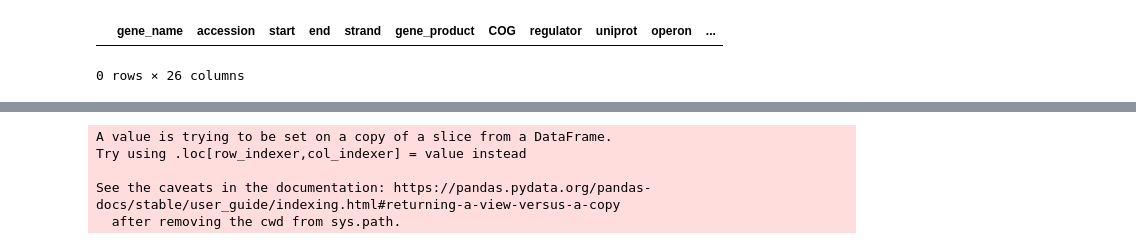
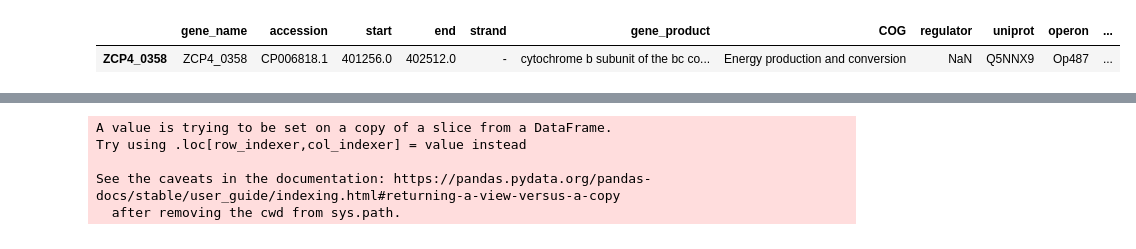
Before and after one commit to cristalzucsd/iModulonMiner, a Jupyter notebook: 5_characterize_iModulons/7_comparing_iModulons.ipynb, the cells around one changed output, grey strips where cells are left out. Saved outputs shown, nothing was run; the diff lists cells and outputs as text; code cells hidden in the pictures.

```diff
--- a/5_characterize_iModulons/7_comparing_iModulons.ipynb
+++ b/5_characterize_iModulons/7_comparing_iModulons.ipynb
@@ -82,14 +82,11 @@ def custom_compare_activities(ica_data, imodulon1, imodulon2, color_by_col = '',
     return ax
 
 %matplotlib widget
-# %%
-keep = []
-df = ica_data.gene_table
-for index, row in df.iterrows():
-    if 'sucrose' in str(row['gene_product']).lower():
-        keep.append(index)
-df.loc[keep]
-# %% [output]
-|  | gene_name | accession | start | end | strand | gene_product | COG | regulator | uniprot | operon | ... |
-0 rows × 26 columns
+# %%
+pd.set_option('display.max_columns', None)
+df = ica_data.gene_table
+df[['0957' in str(val) for val in df.ZM4_locus]]
+# %% [output]
+|  | gene_name | accession | start | end | strand | gene_product | COG | regulator | uniprot | operon | ... |
+| ZCP4_0358 | ZCP4_0358 | CP006818.1 | 401256.0 | 402512.0 | - | cytochrome b subunit of the bc co... | Energy production and conversion | NaN | Q5NNX9 | Op487 | ... |
 # %%
```
Also changed, not shown: parts of 4 cells of this notebook, 17 other files.
